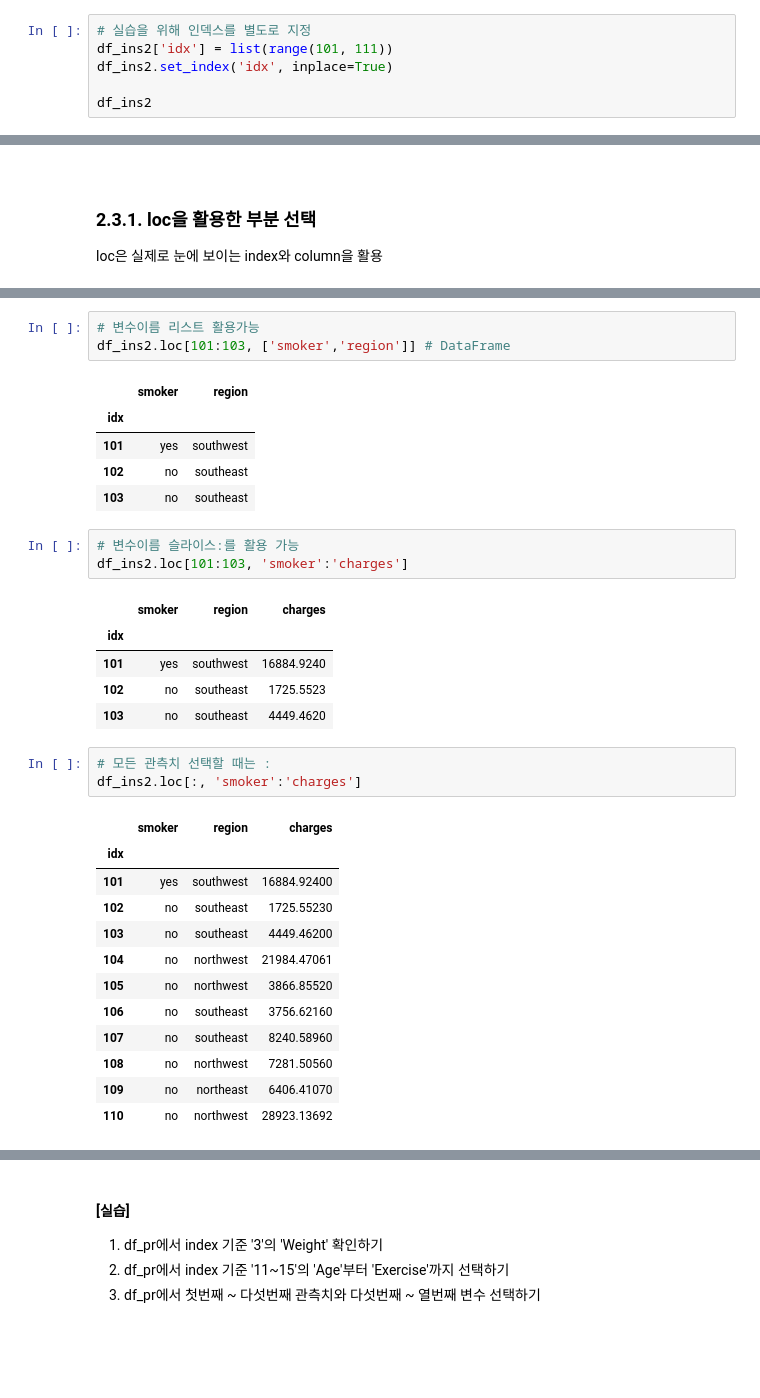
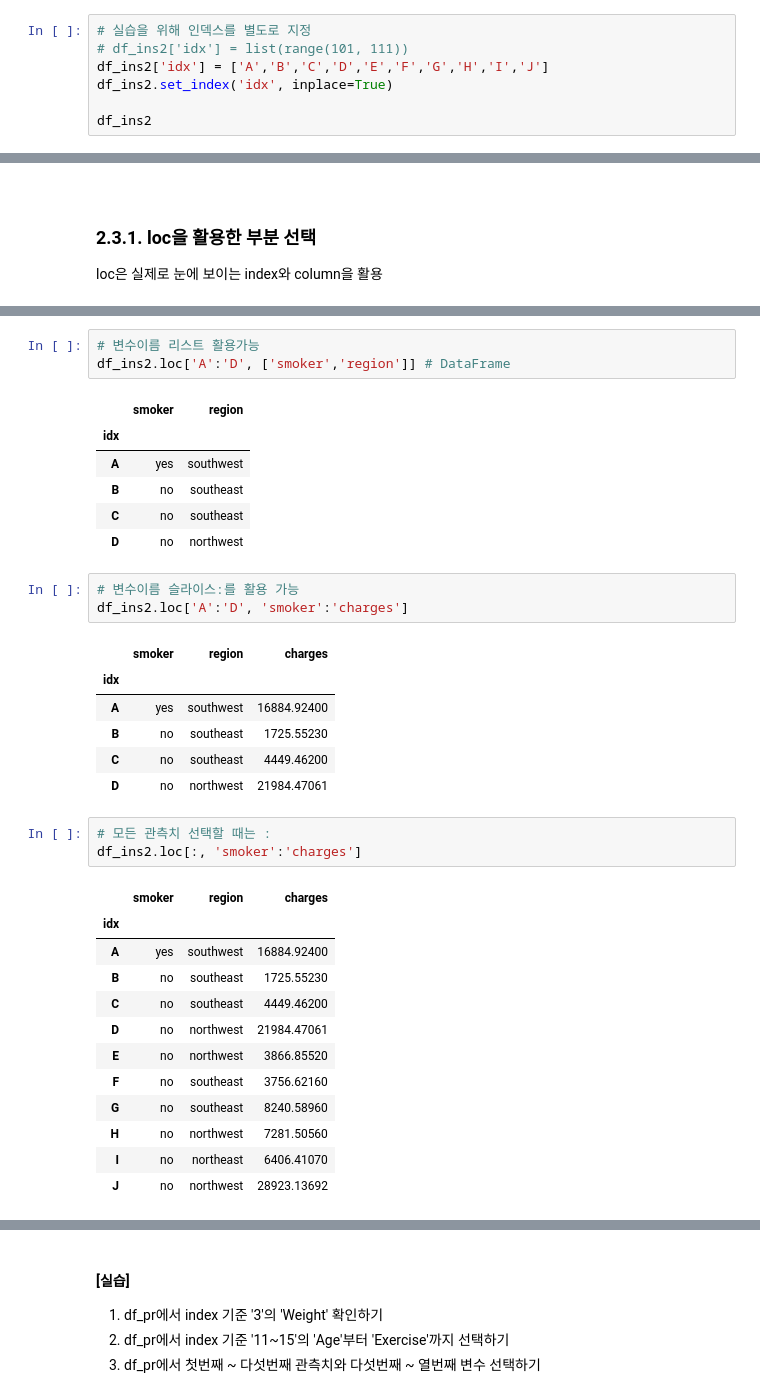
Before and after one commit to tmdwns29/ABC-_-, a Jupyter notebook: 05_데이터 전처리 기초.ipynb, the cells around one changed output, grey strips where cells are left out. Cells and saved outputs as stored; diff of their text form; blank space fills up the shorter version.

```diff
--- a/05_데이터 전처리 기초.ipynb
+++ b/05_데이터 전처리 기초.ipynb
@@ -577,7 +641,8 @@ df_ins2
 | 9 | 60 | female | 25.840 | 0 | no | northwest | 28923.13692 |
 # %%
 # 실습을 위해 인덱스를 별도로 지정
-df_ins2['idx'] = list(range(101, 111))
+# df_ins2['idx'] = list(range(101, 111))
+df_ins2['idx'] = ['A','B','C','D','E','F','G','H','I','J']
 df_ins2.set_index('idx', inplace=True)
 
 df_ins2
@@ -638,38 +705,40 @@ idx
 Name: smoker, dtype: object
 # %%
 # 변수이름 리스트 활용가능
-df_ins2.loc[101:103, ['smoker','region']] # DataFrame
+df_ins2.loc['A':'D', ['smoker','region']] # DataFrame
 # %% [output]
 |  | smoker | region |
 | idx |  |  |
-| 101 | yes | southwest |
-| 102 | no | southeast |
-| 103 | no | southeast |
+| A | yes | southwest |
+| B | no | southeast |
+| C | no | southeast |
+| D | no | northwest |
 # %%
 # 변수이름 슬라이스:를 활용 가능
-df_ins2.loc[101:103, 'smoker':'charges']
+df_ins2.loc['A':'D', 'smoker':'charges']
 # %% [output]
 |  | smoker | region | charges |
 | idx |  |  |  |
-| 101 | yes | southwest | 16884.9240 |
-| 102 | no | southeast | 1725.5523 |
-| 103 | no | southeast | 4449.4620 |
+| A | yes | southwest | 16884.92400 |
+| B | no | southeast | 1725.55230 |
+| C | no | southeast | 4449.46200 |
+| D | no | northwest | 21984.47061 |
 # %%
 # 모든 관측치 선택할 때는 :
 df_ins2.loc[:, 'smoker':'charges']
 # %% [output]
 |  | smoker | region | charges |
 | idx |  |  |  |
-| 101 | yes | southwest | 16884.92400 |
-| 102 | no | southeast | 1725.55230 |
-| 103 | no | southeast | 4449.46200 |
-| 104 | no | northwest | 21984.47061 |
-| 105 | no | northwest | 3866.85520 |
-| 106 | no | southeast | 3756.62160 |
-| 107 | no | southeast | 8240.58960 |
-| 108 | no | northwest | 7281.50560 |
-| 109 | no | northeast | 6406.41070 |
-| 110 | no | northwest | 28923.13692 |
+| A | yes | southwest | 16884.92400 |
+| B | no | southeast | 1725.55230 |
+| C | no | southeast | 4449.46200 |
+| D | no | northwest | 21984.47061 |
+| E | no | northwest | 3866.85520 |
+| F | no | southeast | 3756.62160 |
+| G | no | southeast | 8240.58960 |
+| H | no | northwest | 7281.50560 |
+| I | no | northeast | 6406.41070 |
+| J | no | northwest | 28923.13692 |
 # %% [markdown]
 <br>
 
```
Also changed, not shown: parts of 66 cells of this notebook, 1 other file.
